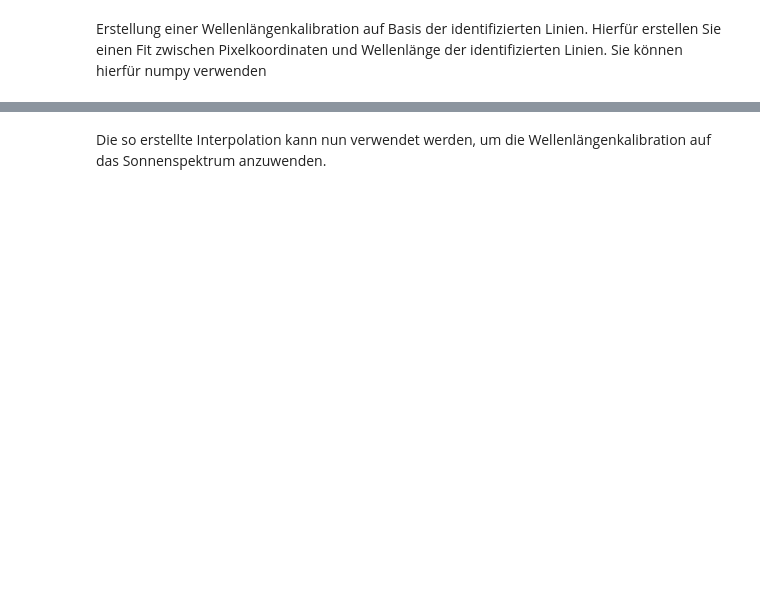
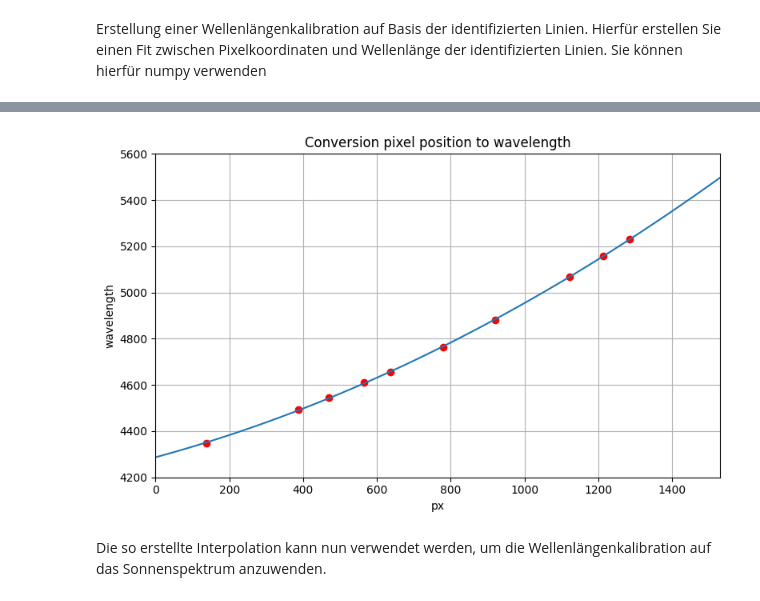
Before and after one commit to B0whunt3r21/AstroPrak, a Jupyter notebook: SolarSpectrum/Auswertungshilfe.ipynb, the cells around one changed output, grey strips where cells are left out. Cells and saved outputs as stored; diff of their text form; code cells hidden in the pictures; blank space fills up the shorter version.

```diff
--- a/SolarSpectrum/Auswertungshilfe.ipynb
+++ b/SolarSpectrum/Auswertungshilfe.ipynb
@@ -113,3 +114,12 @@ sunThArFrame_science = (sunThArFrame - darkFrame) / flatFrame_normalized
+# %%
+#Readin Reference Spectrum (Standard-Extraterrestrial-Spectrum)
+standardSpect = pd.read_csv(ROOT+"/standard_extraterrestrial_spectrum.csv", delimiter=',', skiprows=1, names=['Wavelength (Microns)', 'Flux-Density (W/m^2/micron)'])
+
+# Define sciene frame for ThAr-lines
+ThArFrame_science = (sunThArFrame - biasFrame - darkFrame) / flatFrame_normalized
+
+# Define sciene frame for ThAr-lines
+sunFrame_science = (sunThArFrame - biasFrame - darkFrame) / flatFrame_normalized
 # %% [markdown]
 Extraktion eines 1-dimensionalen Spektrums: Von den kalibrierten Aufnahmen kann ein 1-dimensionales Spektrum extrahiert werden, indem ein Rechteck an der passenden Stelle ausgeschnitten wird. Darauf folgend berechnet man den Median entlang einer Pixelsäule.
 # %%
@@ -190,23 +209,3 @@ array([ 138,  388,  470,  567,  638,  780,  920, 1123, 1214, 1505],
 Identifikation der ThAr-Linien. Zur Identifikation der Linien soll der beigelegte Linienatlas verwendet werden. Beachten Sie, dass das aufgenommene Spektrum Wellenlängen von 4200 bis 5500 abdeckt.
 
 Für das finden der peaks kann zB von `scipy.signal` die funktion `find_peaks`verwendet werden.
-# %%
-ThAr_peaks_wavelength = np.zeros(len(ThAr_peaks))
-
-ThAr_peaks_wavelength[0] = 4348.06
-ThAr_peaks_wavelength[1] = 4493.33 # Bezugspunkt
-ThAr_peaks_wavelength[2] = 4545.05
-ThAr_peaks_wavelength[3] = 4609.57
-ThAr_peaks_wavelength[4] = 4657.09
-ThAr_peaks_wavelength[5] = 4764.86
-ThAr_peaks_wavelength[6] = 4879.86
-ThAr_peaks_wavelength[7] = 5067.97
-ThAr_peaks_wavelength[8] = 5199.16
-ThAr_peaks_wavelength[9] = 5539.26
-
-
-# Fit zwischen Pixel und Wellenlänge mittels Polynom 2. Ordnung
-coeff = np.polynomial.Polynomial.fit(ThAr_peaks, ThAr_peaks_wavelength, 2)
-
-x_fit = np.arange(0, 1531, 1)
-y_fit = coeff(x_fit)
@@ -232,2 +238,17 @@ Erstellung einer Wellenlängenkalibration auf Basis der identifizierten Linien.
+# %%
+fig, ax = plt.subplots(1, 1, figsize=(8, 5))
+ax.plot(ThAr_peaks, ThAr_peaks_wavelength, "o", color='r')
+ax.plot(x_fit, y_fit)
+ax.set_xlim(0, 1530)
+ax.set_ylim(4200, 5600)
+ax.set_title('Conversion pixel position to wavelength')
+ax.set_xlabel('px')
+ax.set_ylabel('wavelength')
+ax.grid()
+
+plt.tight_layout()
+plt.show()
+# %% [output]
+[figure, added]
 # %% [markdown]
 Die so erstellte Interpolation kann nun verwendet werden, um die Wellenlängenkalibration auf das Sonnenspektrum anzuwenden.
```
Also changed, not shown: parts of 13 cells of this notebook.
